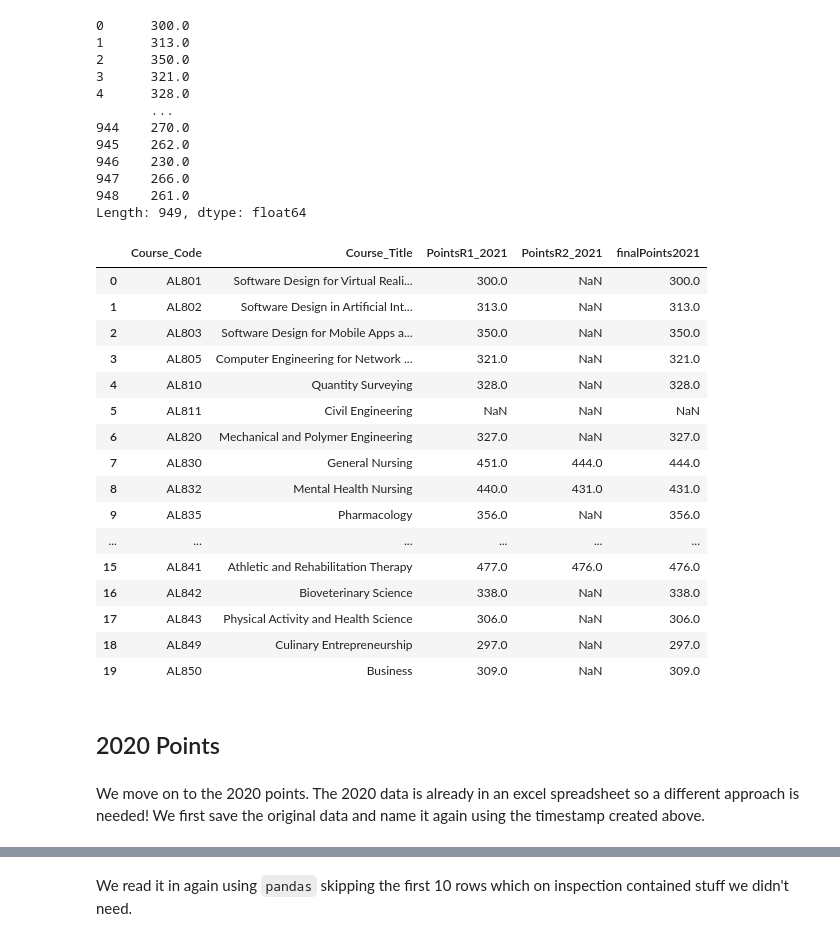
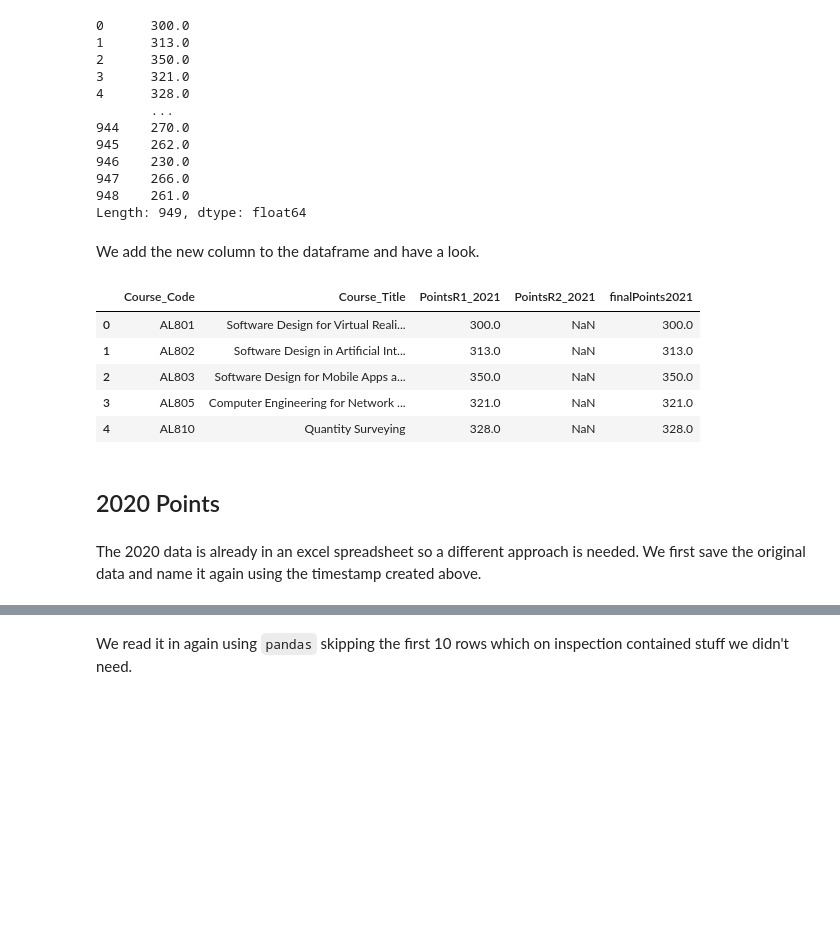
Before and after one commit to Caoimhinv/Fundamentals_Assessment, a Jupyter notebook: cao.ipynb, the cells around one changed output, grey strips where cells are left out. Saved outputs shown, nothing was run; the diff lists cells and outputs as text; code cells hidden in the pictures; blank space fills up the shorter version.

```diff
--- a/cao.ipynb
+++ b/cao.ipynb
@@ -286,33 +282,25 @@ finalPoints2021
 947    266.0
 948    261.0
 Length: 949, dtype: float64
+# %% [markdown]
+We add the new column to the dataframe and have a look.
 # %%
+# add new column to dataframe
 df2021['finalPoints2021'] = finalPoints2021
-df2021.head(20)
+
+# have a look
+df2021.head()
 # %% [output]
 |  | Course_Code | Course_Title | PointsR1_2021 | PointsR2_2021 | finalPoints2021 |
 | 0 | AL801 | Software Design for Virtual Reali... | 300.0 | NaN | 300.0 |
 | 1 | AL802 | Software Design in Artificial Int... | 313.0 | NaN | 313.0 |
 | 2 | AL803 | Software Design for Mobile Apps a... | 350.0 | NaN | 350.0 |
 | 3 | AL805 | Computer Engineering for Network ... | 321.0 | NaN | 321.0 |
 | 4 | AL810 | Quantity Surveying | 328.0 | NaN | 328.0 |
-| 5 | AL811 | Civil Engineering | NaN | NaN | NaN |
-| 6 | AL820 | Mechanical and Polymer Engineering | 327.0 | NaN | 327.0 |
-| 7 | AL830 | General Nursing | 451.0 | 444.0 | 444.0 |
-| 8 | AL832 | Mental Health Nursing | 440.0 | 431.0 | 431.0 |
-| 9 | AL835 | Pharmacology | 356.0 | NaN | 356.0 |
-| ... | ... | ... | ... | ... | ... |
-| 15 | AL841 | Athletic and Rehabilitation Therapy | 477.0 | 476.0 | 476.0 |
-| 16 | AL842 | Bioveterinary Science | 338.0 | NaN | 338.0 |
-| 17 | AL843 | Physical Activity and Health Science | 306.0 | NaN | 306.0 |
-| 18 | AL849 | Culinary Entrepreneurship | 297.0 | NaN | 297.0 |
-| 19 | AL850 | Business | 309.0 | NaN | 309.0 |
 # %% [markdown]
 ## 2020 Points
 # %% [markdown]
-We move on to the 2020 points.
-The 2020 data is already in an excel spreadsheet so a different approach is needed!
-We first save the original data and name it again using the timestamp created above.
+The 2020 data is already in an excel spreadsheet so a different approach is needed. We first save the original data and name it again using the timestamp created above.
 # %%
 # create a new path
 path2020 = 'data/CAO2020_' + nowstr + '.html'
```
Also changed, not shown: parts of 60 cells of this notebook, 20 other files.
